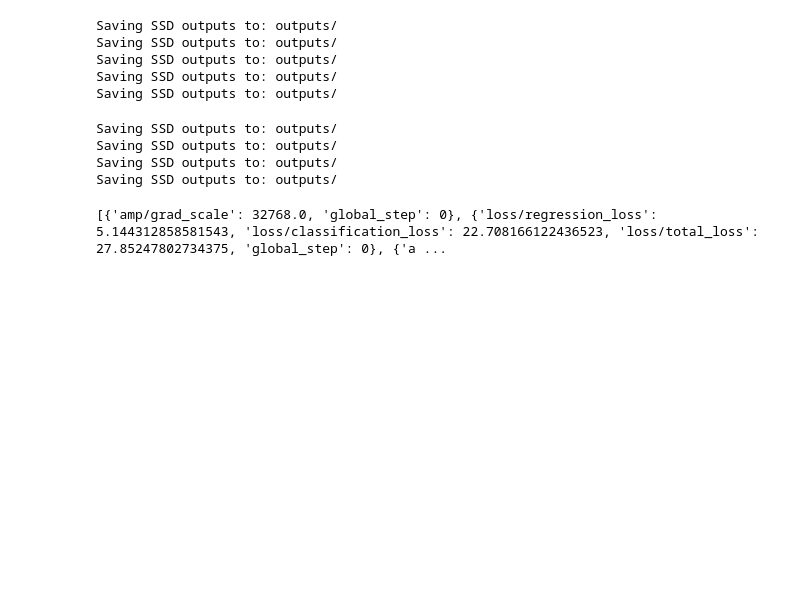
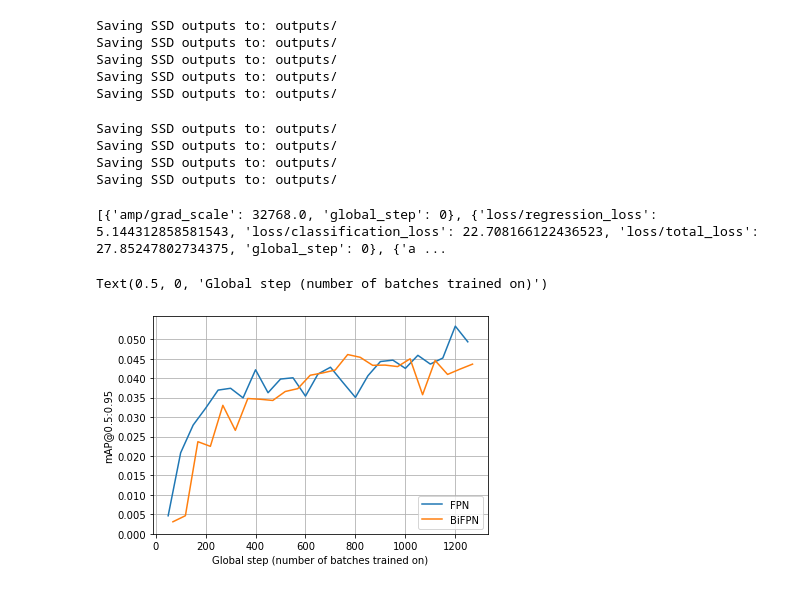
Before and after one commit to jorgenmyrvold/CV-project, a Jupyter notebook: assignment4/SSD/notebooks/plot_scalars.ipynb, the cells around one changed output. Drawn from its saved outputs; the diff is of its cells as text; code cells hidden in the pictures; blank space fills up the shorter version.

```diff
--- a/assignment4/SSD/notebooks/plot_scalars.ipynb
+++ b/assignment4/SSD/notebooks/plot_scalars.ipynb
@@ -52,3 +53,19 @@ map_entries_fpn_A = [entry for entry in logs_fpn_A if "metrics/mAP" in entry]
 map_entries_focal_loss_A = [entry for entry in logs_focal_loss_A if "metrics/mAP" in entry]
 map_entries_dpr_reg_hds_A = [entry for entry in logs_dpr_reg_hds_A if "metrics/mAP" in entry]
 map_entries_w_init_A = [entry for entry in logs_w_init_A if "metrics/mAP" in entry]
+# %%
+plt.figure(1)
+plt.plot([entry["global_step"] for entry in map_entries_fpn], [entry["metrics/mAP"] for entry in map_entries_fpn])
+#plt.plot([entry["global_step"] for entry in map_entries_focal_loss], [entry["metrics/mAP"] for entry in map_entries_focal_loss])
+#plt.plot([entry["global_step"] for entry in map_entries_dpr_reg_hds], [entry["metrics/mAP"] for entry in map_entries_dpr_reg_hds])
+#plt.plot([entry["global_step"] for entry in map_entries_w_init], [entry["metrics/mAP"] for entry in map_entries_w_init])
+plt.plot([entry["global_step"] for entry in map_entries_bifpn], [entry["metrics/mAP"] for entry in map_entries_bifpn])
+#plt.legend(["fpn", "focal_loss", "dpr_reg_hds", "w init"])
+plt.legend(["FPN","BiFPN"], loc='lower right')
+plt.yticks(np.arange(0, 0.055, 0.005))
+plt.grid()
+plt.ylabel("mAP@0.5:0.95")
+plt.xlabel("Global step (number of batches trained on)")
+# %% [output]
+Text(0.5, 0, 'Global step (number of batches trained on)')
+[figure, added]
```
Also changed, not shown: parts of 5 cells of this notebook, 1 other file.
